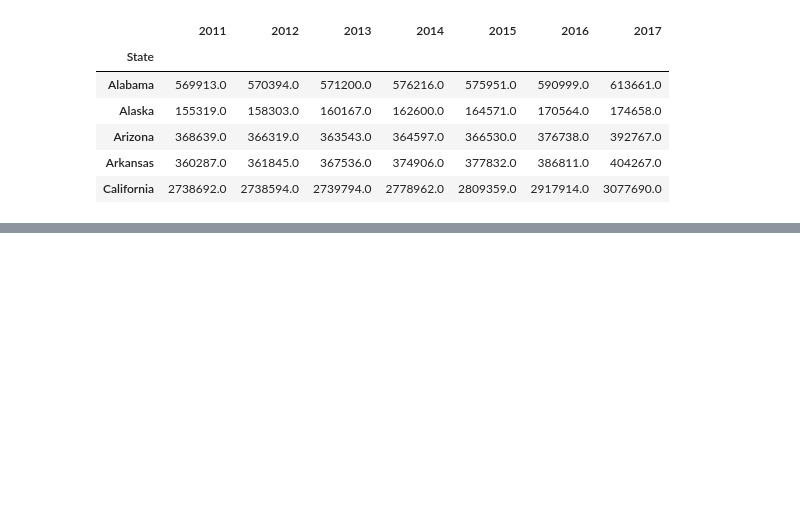
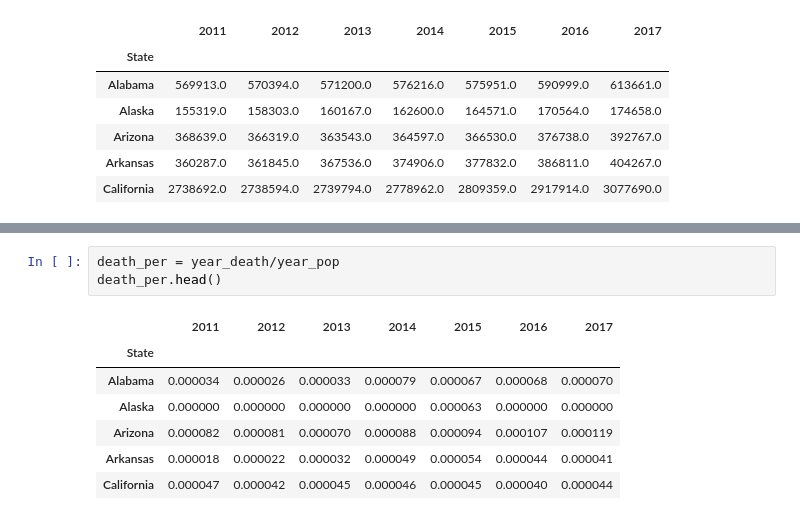
Before and after one commit to BrianMcLane/Opioid_Deaths_In_USA, a Jupyter notebook: project-one/flamingos-CA-sat 7.ipynb, the cells around one changed output, grey strips where cells are left out. Drawn from its saved outputs; the diff is of its cells as text; blank space fills up the shorter version.

```diff
--- a/project-one/flamingos-CA-sat 7.ipynb
+++ b/project-one/flamingos-CA-sat 7.ipynb
@@ -353,0 +381,11 @@ pwd
+# %%
+death_per = year_death/year_pop
+death_per.head()
+# %% [output]
+|  | 2011 | 2012 | 2013 | 2014 | 2015 | 2016 | 2017 |
+| State |  |  |  |  |  |  |  |
+| Alabama | 0.000034 | 0.000026 | 0.000033 | 0.000079 | 0.000067 | 0.000068 | 0.000070 |
+| Alaska | 0.000000 | 0.000000 | 0.000000 | 0.000000 | 0.000063 | 0.000000 | 0.000000 |
+| Arizona | 0.000082 | 0.000081 | 0.000070 | 0.000088 | 0.000094 | 0.000107 | 0.000119 |
+| Arkansas | 0.000018 | 0.000022 | 0.000032 | 0.000049 | 0.000054 | 0.000044 | 0.000041 |
+| California | 0.000047 | 0.000042 | 0.000045 | 0.000046 | 0.000045 | 0.000040 | 0.000044 |
```
Also changed, not shown: parts of 4 cells of this notebook.
